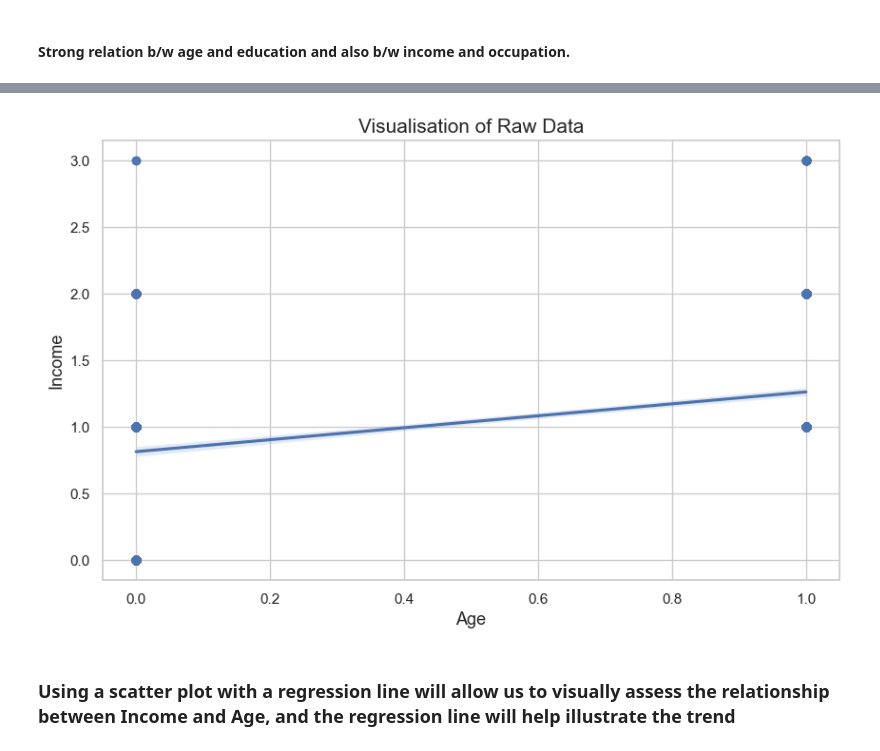
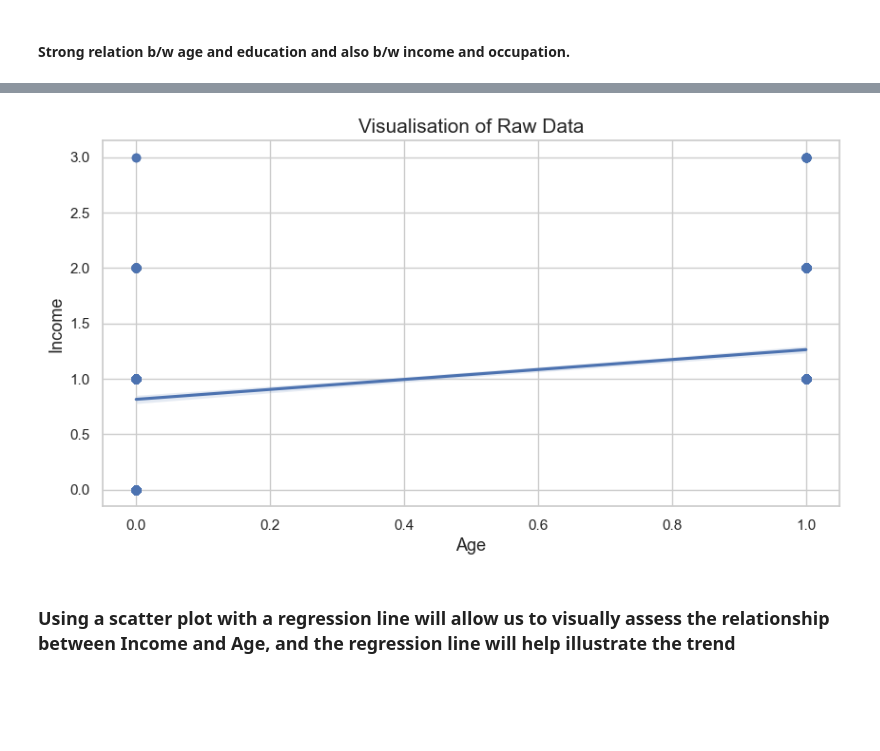
Before and after one commit to aldol07/Customer-Segmentation, a Jupyter notebook: model.ipynb, the cells around one changed output, grey strips where cells are left out. Saved outputs shown, nothing was run; the diff lists cells and outputs as text; code cells hidden in the pictures; blank space fills up the shorter version.

```diff
--- a/model.ipynb
+++ b/model.ipynb
@@ -208,13 +208,13 @@ sns.pairplot(df[['Age', 'Income', 'Sex', 'Marital status']], hue='Sex')
 # %%
 
-plt.figure(figsize=(10, 6))
+plt.figure(figsize=(10, 5))
 sns.regplot(x=df.iloc[:, 2], y=df.iloc[:, 4])
 plt.xlabel('Age', fontsize=13)
 plt.ylabel('Income', fontsize=13)
 plt.title('Visualisation of Raw Data', fontsize=15)
 plt.show()
 # %% [output]
-[figure, old version]
+[figure, new version]
 # %% [markdown]
 ###  Using a scatter plot with a regression line will allow us to visually assess the relationship between Income and Age, and the regression line will help illustrate the trend
 # %% [markdown]
```
Also changed, not shown: parts of 6 cells of this notebook.
